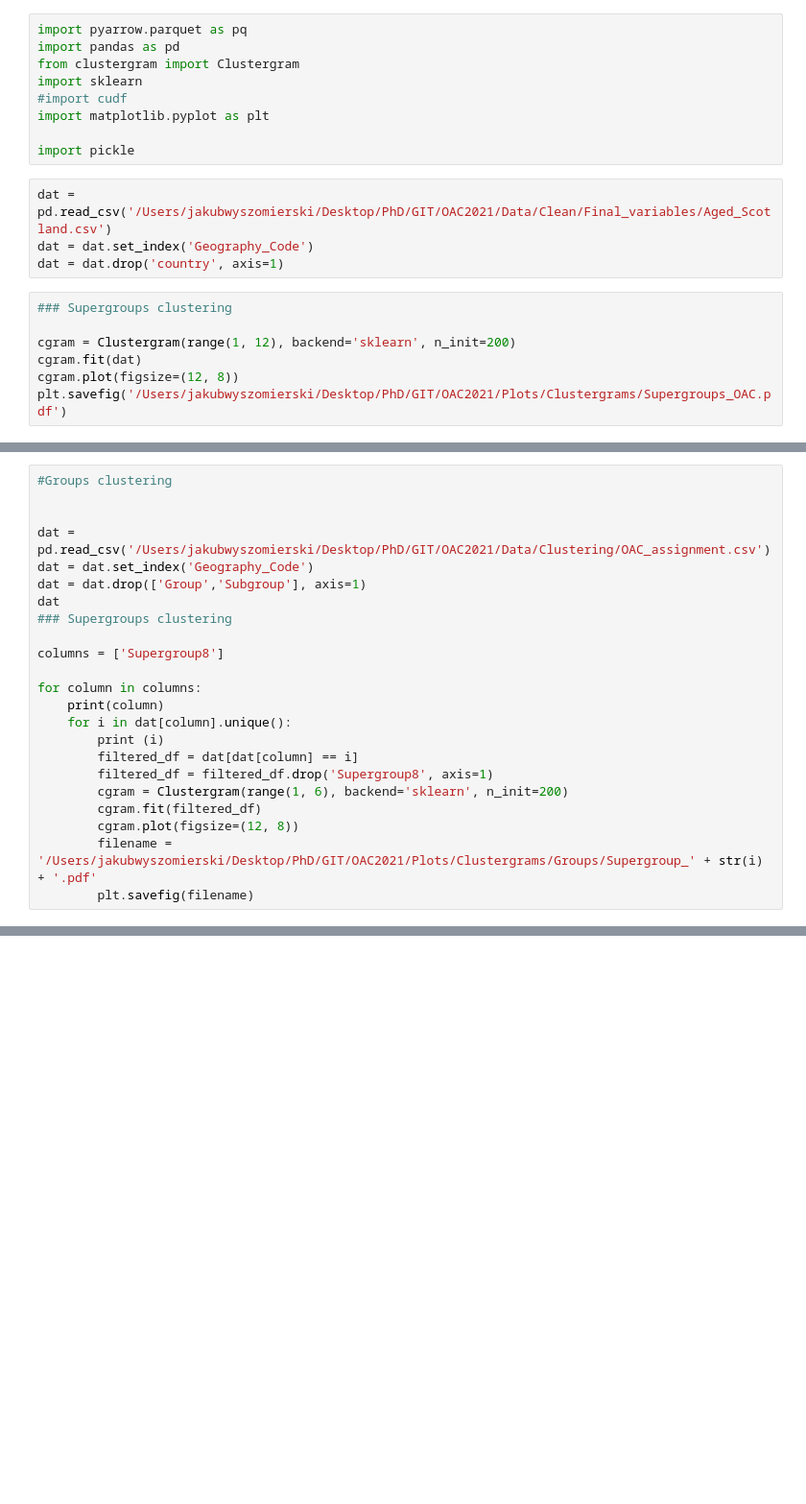
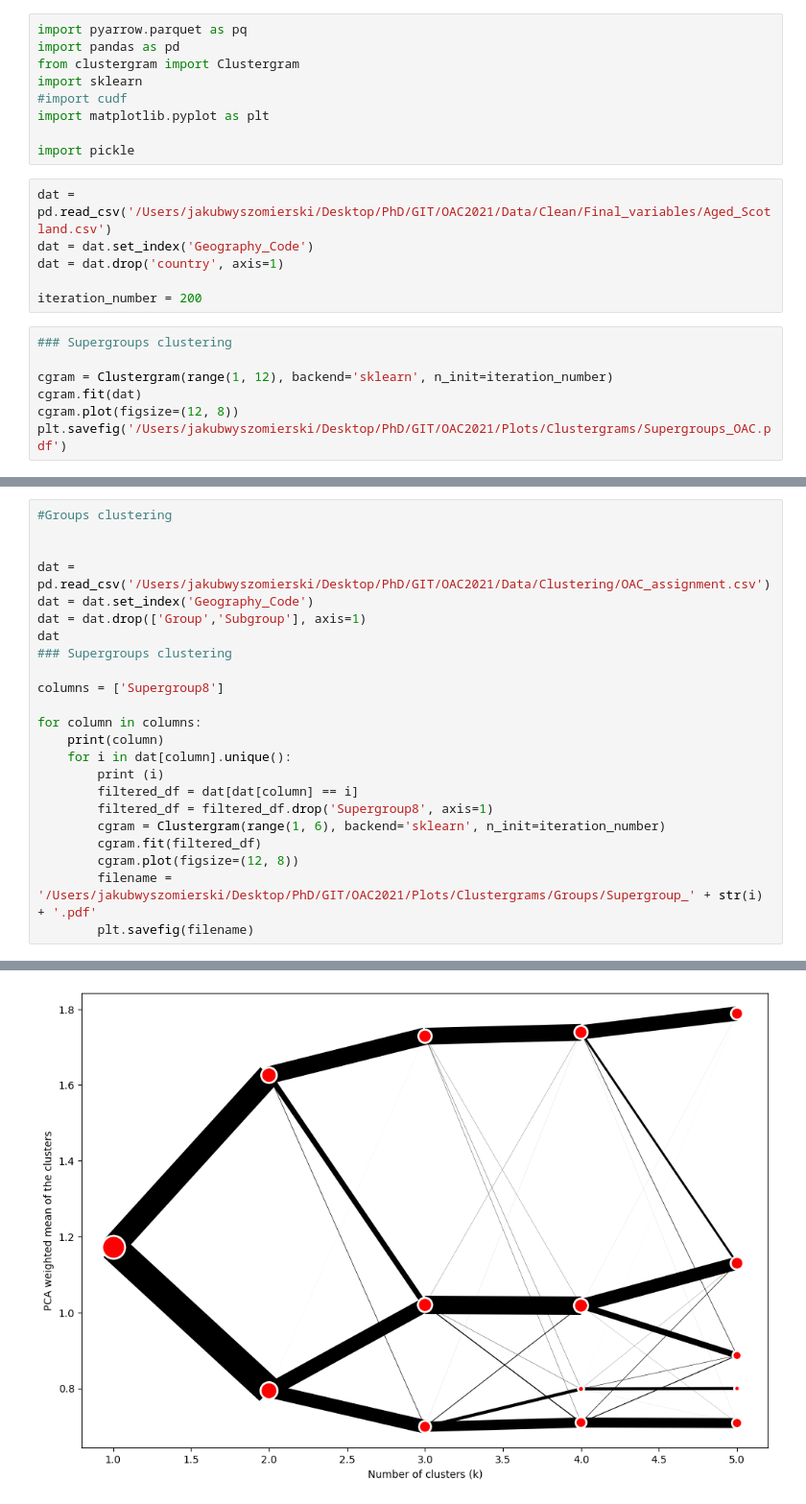
Before and after one commit to jakubwyszomierski/OAC2021-2, a Jupyter notebook: Scripts/Clustergrams.ipynb, the cells around one changed output, grey strips where cells are left out. Shown at 96% size. Cells and saved outputs as stored; diff of their text form; blank space fills up the shorter version.

```diff
--- a/Scripts/Clustergrams.ipynb
+++ b/Scripts/Clustergrams.ipynb
@@ -11,10 +13,12 @@ import pickle
 dat = pd.read_csv('/Users/jakubwyszomierski/Desktop/PhD/GIT/OAC2021/Data/Clean/Final_variables/Aged_Scotland.csv')
 dat = dat.set_index('Geography_Code')
 dat = dat.drop('country', axis=1)
+
+iteration_number = 200
 # %%
 ### Supergroups clustering
 
-cgram = Clustergram(range(1, 12), backend='sklearn', n_init=200)
+cgram = Clustergram(range(1, 12), backend='sklearn', n_init=iteration_number)
 cgram.fit(dat)
 cgram.plot(figsize=(12, 8))
 plt.savefig('/Users/jakubwyszomierski/Desktop/PhD/GIT/OAC2021/Plots/Clustergrams/Supergroups_OAC.pdf')
@@ -49,8 +53,9 @@ for column in columns:
         print (i)
         filtered_df = dat[dat[column] == i]
         filtered_df = filtered_df.drop('Supergroup8', axis=1)
-        cgram = Clustergram(range(1, 6), backend='sklearn', n_init=200)
+        cgram = Clustergram(range(1, 6), backend='sklearn', n_init=iteration_number)
         cgram.fit(filtered_df)
         cgram.plot(figsize=(12, 8))
         filename = '/Users/jakubwyszomierski/Desktop/PhD/GIT/OAC2021/Plots/Clustergrams/Groups/Supergroup_' + str(i) + '.pdf'
         plt.savefig(filename)
+# %% [output]
@@ -56,0 +79 @@ for column in columns:
+[figure, added]
```
Also changed, not shown: parts of 4 cells of this notebook, 4 other files.
